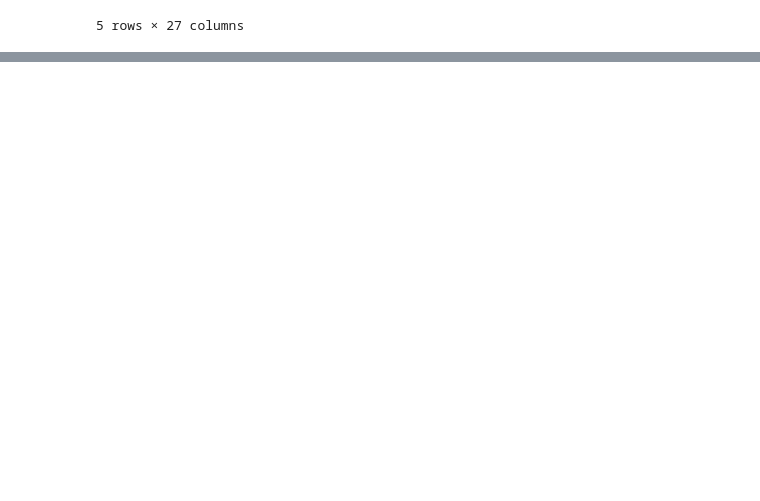
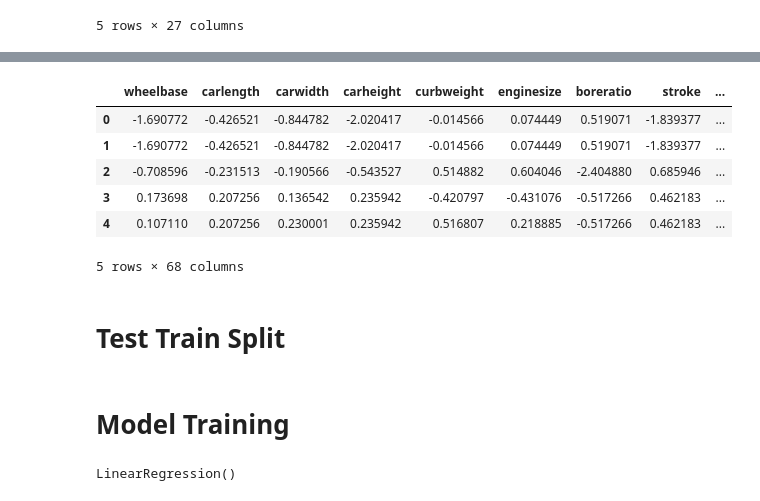
Before and after one commit to musxeni/Predictive-Analytics-, a Jupyter notebook: Car_Price_Prediction.ipynb, the cells around one changed output, grey strips where cells are left out. Drawn from its saved outputs; the diff is of its cells as text; code cells hidden in the pictures; blank space fills up the shorter version.

```diff
--- a/Car_Price_Prediction.ipynb
+++ b/Car_Price_Prediction.ipynb
@@ -380,0 +445,4 @@ cars.head()
+# %%
+# convert into dummies
+cars_dummies = pd.get_dummies(cars_categorical, drop_first=True)
+cars_dummies.head()
@@ -380,0 +477,6 @@ cars.head()
+# %%
+# drop categorical variables
+X = X.drop(list(cars_categorical.columns), axis=1)
+# %%
+# concat dummy variables with X
+X = pd.concat([X, cars_dummies], axis=1)
@@ -380,0 +493,10 @@ cars.head()
+# %%
+# scaling the features
+from sklearn.preprocessing import scale
+
+# storing column names in cols, since column names are (annoyingly) lost after
+# scaling (the df is converted to a numpy array)
+cols = X.columns
+X = pd.DataFrame(scale(X))
+X.columns = cols
+X.columns
@@ -380,0 +521,12 @@ cars.head()
+# %%
+X.head()
+# %% [output]
+|  | wheelbase | carlength | carwidth | carheight | curbweight | enginesize | boreratio | stroke | ... |
+| 0 | -1.690772 | -0.426521 | -0.844782 | -2.020417 | -0.014566 | 0.074449 | 0.519071 | -1.839377 | ... |
+| 1 | -1.690772 | -0.426521 | -0.844782 | -2.020417 | -0.014566 | 0.074449 | 0.519071 | -1.839377 | ... |
+| 2 | -0.708596 | -0.231513 | -0.190566 | -0.543527 | 0.514882 | 0.604046 | -2.404880 | 0.685946 | ... |
+| 3 | 0.173698 | 0.207256 | 0.136542 | 0.235942 | -0.420797 | -0.431076 | -0.517266 | 0.462183 | ... |
+| 4 | 0.107110 | 0.207256 | 0.230001 | 0.235942 | 0.516807 | 0.218885 | -0.517266 | 0.462183 | ... |
+5 rows × 68 columns
+# %% [markdown]
+# Test Train Split
@@ -380,0 +538,12 @@ cars.head()
+# %% [markdown]
+# Model Training
+# %%
+# Building the first model with all the features
+
+# instantiate
+model = LinearRegression()
+
+# fit
+model.fit(X_train, y_train)
+# %% [output]
+LinearRegression()
```
Also changed, not shown: parts of 12 cells of this notebook.
